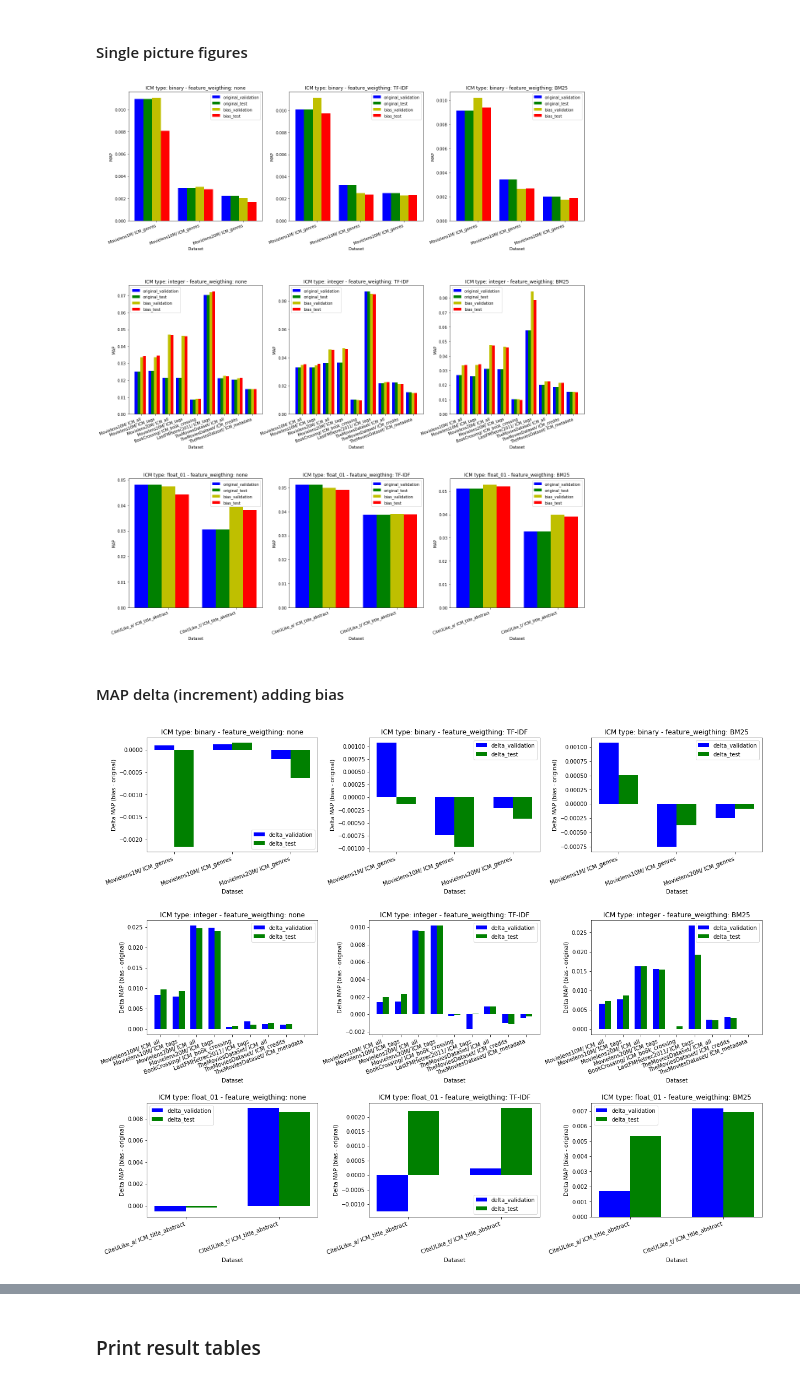
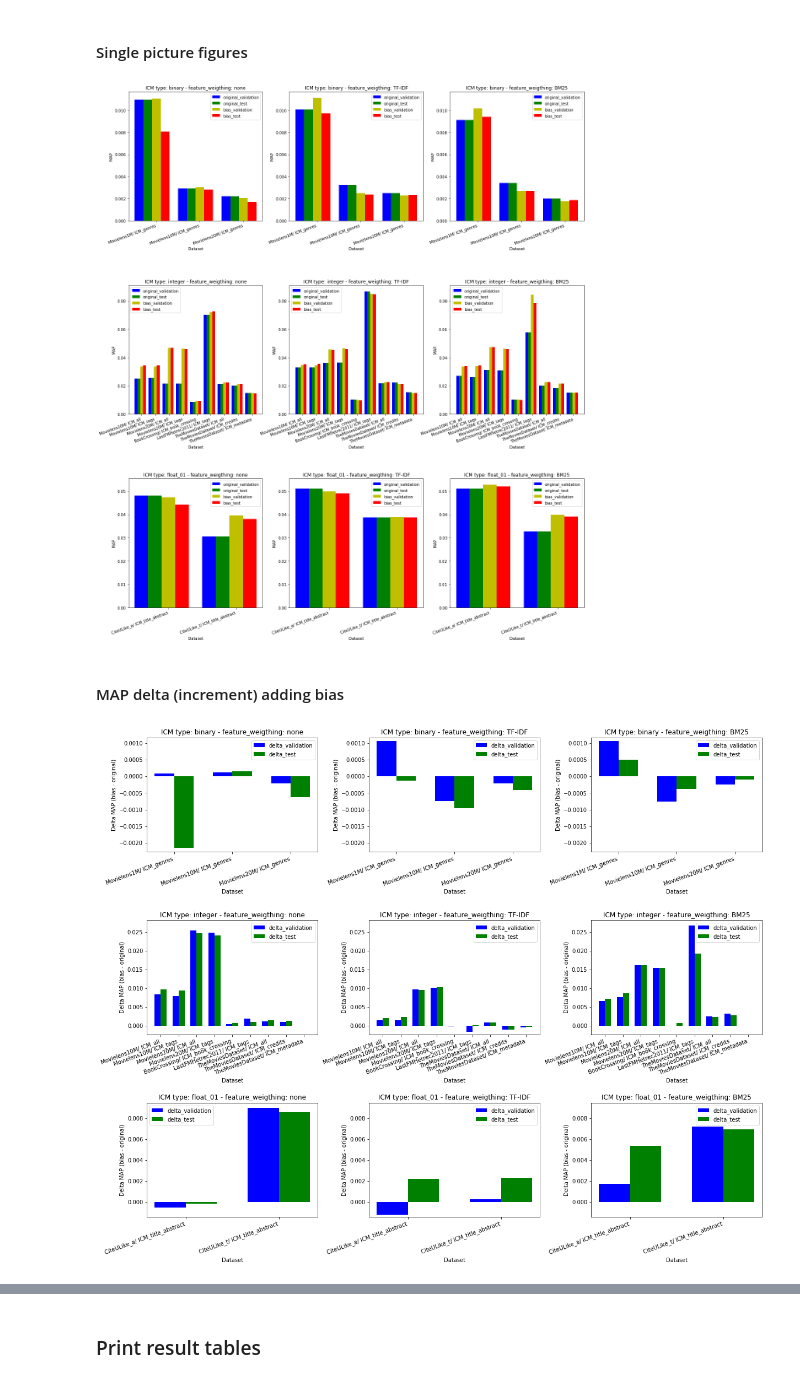
Before and after one commit to PCudrano/RecSysKNNCosineBias, a Jupyter notebook: modified/result_analysis.ipynb, the cells around one changed output, grey strips where cells are left out. Saved outputs shown, nothing was run; the diff lists cells and outputs as text; code cells hidden in the pictures.

Commit message:
Fixed issue in result_analysis notebook: for plot comparison, fixed y axis scale for plots in same row

```diff
--- a/modified/result_analysis.ipynb
+++ b/modified/result_analysis.ipynb
@@ -339,6 +343,16 @@ for i, icm_type in enumerate(ICM_grouped_by_type.keys()):
         # rotate axis labels
         plt.setp(axs[ax_idx].get_xticklabels(), rotation=20, horizontalalignment='right') # tilt x labels
         axs[ax_idx].set_title("ICM type: {} - feature_weigthing: {}".format(icm_type, feature_weighting))
+
+    # set same scale to axes in row
+    axes_y_lims = [axs[i * n_plot_cols + j].get_ylim() for j in range(len(feature_weighting_list))]
+    axes_y_lower_lims, axes_y_upper_lims = tuple(zip(*axes_y_lims))
+    axes_y_lower_lims, axes_y_upper_lims = np.array(axes_y_lower_lims), np.array(axes_y_upper_lims)
+    axes_y_lim_min = np.min(axes_y_lower_lims)
+    axes_y_lim_max = np.max(axes_y_upper_lims)
+    for j in range(len(feature_weighting_list)):
+        ax_idx = i * n_plot_cols + j
+        axs[ax_idx].set_ylim([axes_y_lim_min, axes_y_lim_max])
 # %% [output]
-[figure, old version]
+[figure, new version]
 # %%
@@ -366,33 +380,42 @@ for i, icm_type in enumerate(ICM_grouped_by_type.keys()):
         delta_valid_MAPs = []
         delta_test_MAPs = []
 
         for ICM_tuple in type_grouped_ICMs:
             dataset_name = ICM_tuple[0].DATASET_SUBFOLDER
             icm_name = ICM_tuple[1]
             dataset_metadata = metadata_obj[dataset_name]
 
             original_valid_MAP = dataset_metadata['original'][feature_weighting][icm_name]['best_result_validation']['MAP']
             original_test_MAP = dataset_metadata['original'][feature_weighting][icm_name]['best_result_test'][fixed_test_cutoff]['MAP']
             bias_valid_MAP = dataset_metadata['bias'][feature_weighting][icm_name]['best_result_validation']['MAP']
             bias_test_MAP = dataset_metadata['bias'][feature_weighting][icm_name]['best_result_test'][fixed_test_cutoff]['MAP']
 
             labels.append(dataset_name + " " + icm_name)
             delta_valid_MAPs.append(bias_valid_MAP - original_valid_MAP)
             delta_test_MAPs.append(bias_test_MAP - original_test_MAP)
 
-
         bar_width = 0.35
         x_pos = np.array([i * 3*bar_width for i, _ in enumerate(labels)])
         axs[ax_idx].bar(x_pos, delta_valid_MAPs, bar_width, color='b', label='delta_validation')
         axs[ax_idx].bar(x_pos+1*bar_width, delta_test_MAPs, bar_width, color='g', label='delta_test')
         axs[ax_idx].set_ylabel('Delta MAP (bias - original)')
         axs[ax_idx].set_xlabel('Dataset')
         axs[ax_idx].set_xticks(x_pos+0.5*bar_width)
         axs[ax_idx].set_xticklabels(labels)
         axs[ax_idx].legend()
         # rotate axis labels
         plt.setp(axs[ax_idx].get_xticklabels(), rotation=20, horizontalalignment='right') # tilt x labels
         axs[ax_idx].set_title("ICM type: {} - feature_weigthing: {}".format(icm_type, feature_weighting))
+
+    # set same scale to axes in row
+    axes_y_lims = [axs[i * n_plot_cols + j].get_ylim() for j in range(len(feature_weighting_list))]
+    axes_y_lower_lims, axes_y_upper_lims = tuple(zip(*axes_y_lims))
+    axes_y_lower_lims, axes_y_upper_lims = np.array(axes_y_lower_lims), np.array(axes_y_upper_lims)
+    axes_y_lim_min = np.min(axes_y_lower_lims)
+    axes_y_lim_max = np.max(axes_y_upper_lims)
+    for j in range(len(feature_weighting_list)):
+        ax_idx = i * n_plot_cols + j
+        axs[ax_idx].set_ylim([axes_y_lim_min, axes_y_lim_max])
 # %% [output]
-[figure, old version]
+[figure, new version]
 # %%
```
Also changed, not shown: parts of 7 cells of this notebook.
